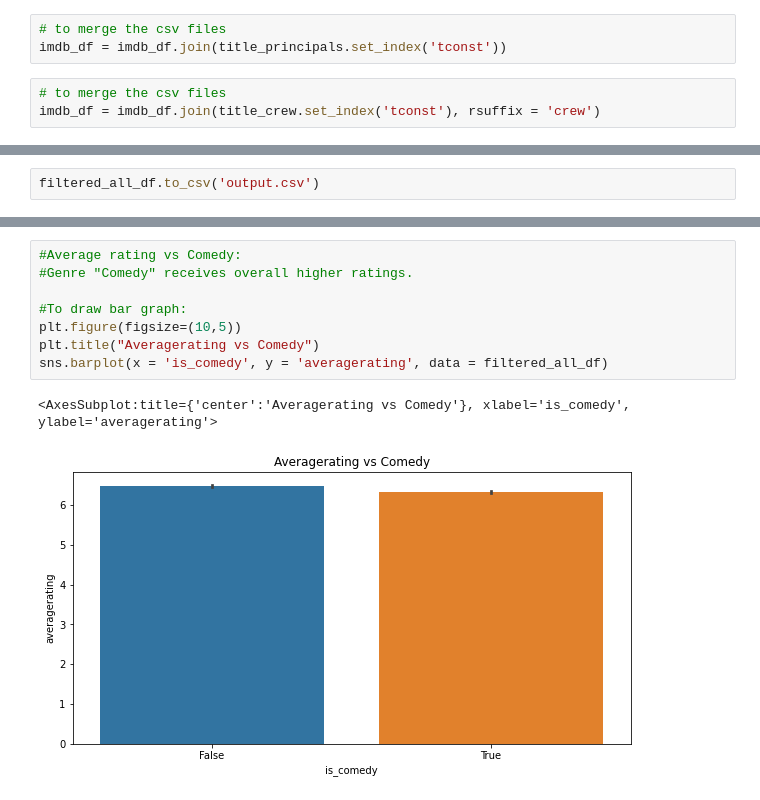
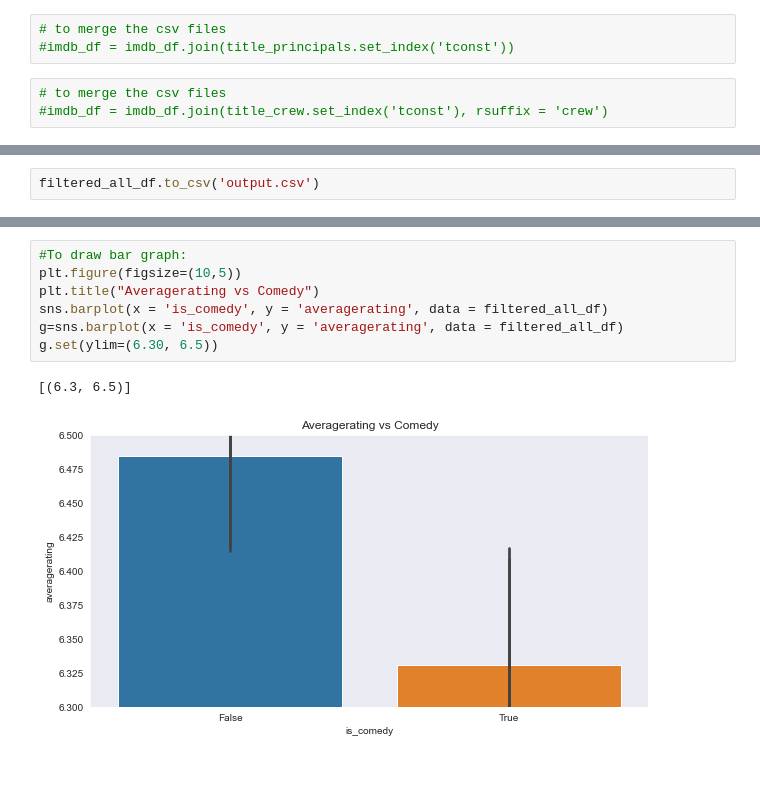
Before and after one commit to maliha1009/dsc-phase-1-project-v2-3, a Jupyter notebook: student.ipynb, the cells around one changed output, grey strips where cells are left out. Drawn from its saved outputs; the diff is of its cells as text; blank space fills up the shorter version.

```diff
--- a/student.ipynb
+++ b/student.ipynb
@@ -139,10 +158,10 @@ title_crew = pd.read_csv('zippedData/imdb.title.crew.csv.gz')
 imdb_df = title_ratings.set_index('tconst').join(title_basics.set_index('tconst'))
 # %%
 # to merge the csv files
-imdb_df = imdb_df.join(title_principals.set_index('tconst'))
+#imdb_df = imdb_df.join(title_principals.set_index('tconst'))
 # %%
 # to merge the csv files
-imdb_df = imdb_df.join(title_crew.set_index('tconst'), rsuffix = 'crew')
+#imdb_df = imdb_df.join(title_crew.set_index('tconst'), rsuffix = 'crew')
 # %%
 #to flag specific genre
 imdb_df['is_comedy']=imdb_df.genres.apply(is_comedy)
@@ -250,12 +276,11 @@ sns.barplot(x = 'start_year', y = 'averagerating', data = filtered_all_df)
 # %%
-#Average rating vs Comedy:
-#Genre "Comedy" receives overall higher ratings.
-
 #To draw bar graph:
 plt.figure(figsize=(10,5))
 plt.title("Averagerating vs Comedy")
 sns.barplot(x = 'is_comedy', y = 'averagerating', data = filtered_all_df)
+g=sns.barplot(x = 'is_comedy', y = 'averagerating', data = filtered_all_df)
+g.set(ylim=(6.30, 6.5))
 # %% [output]
-<AxesSubplot:title={'center':'Averagerating vs Comedy'}, xlabel='is_comedy', ylabel='averagerating'>
+[(6.3, 6.5)]
-[figure, old version]
+[figure, new version]
 # %%
```
Also changed, not shown: parts of 40 cells of this notebook, 1 other file.
